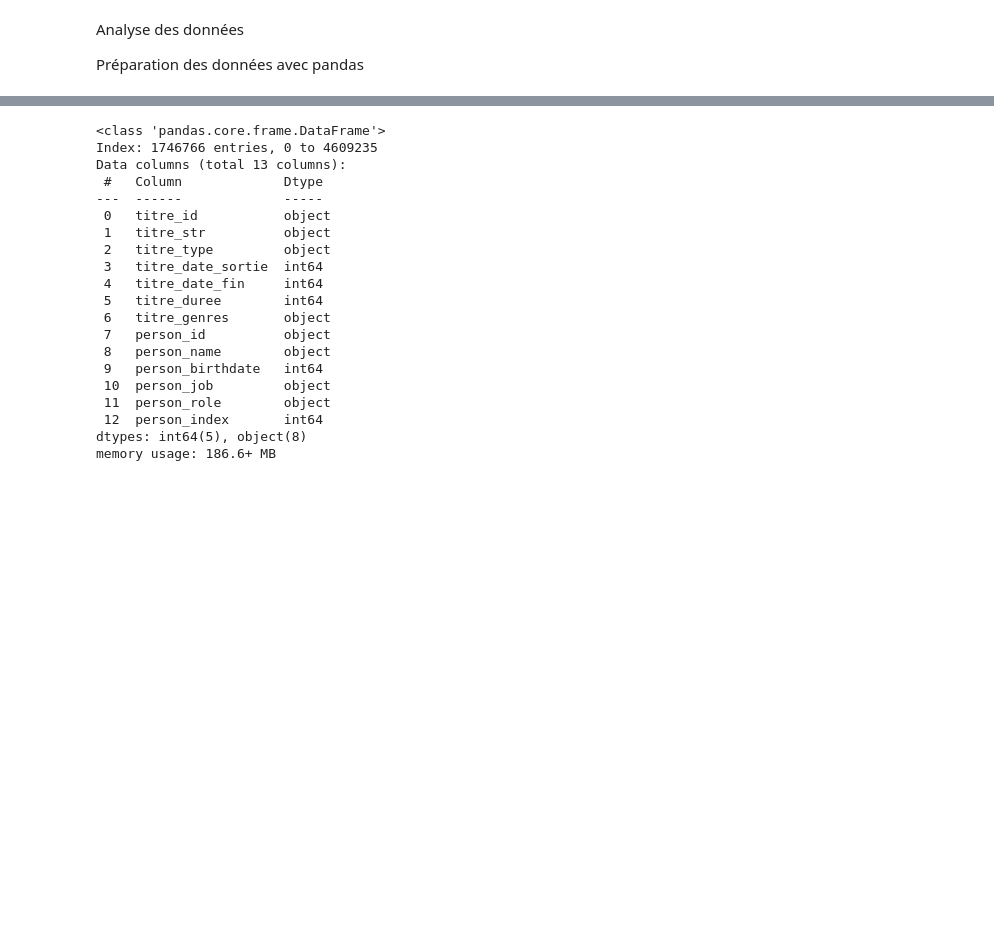
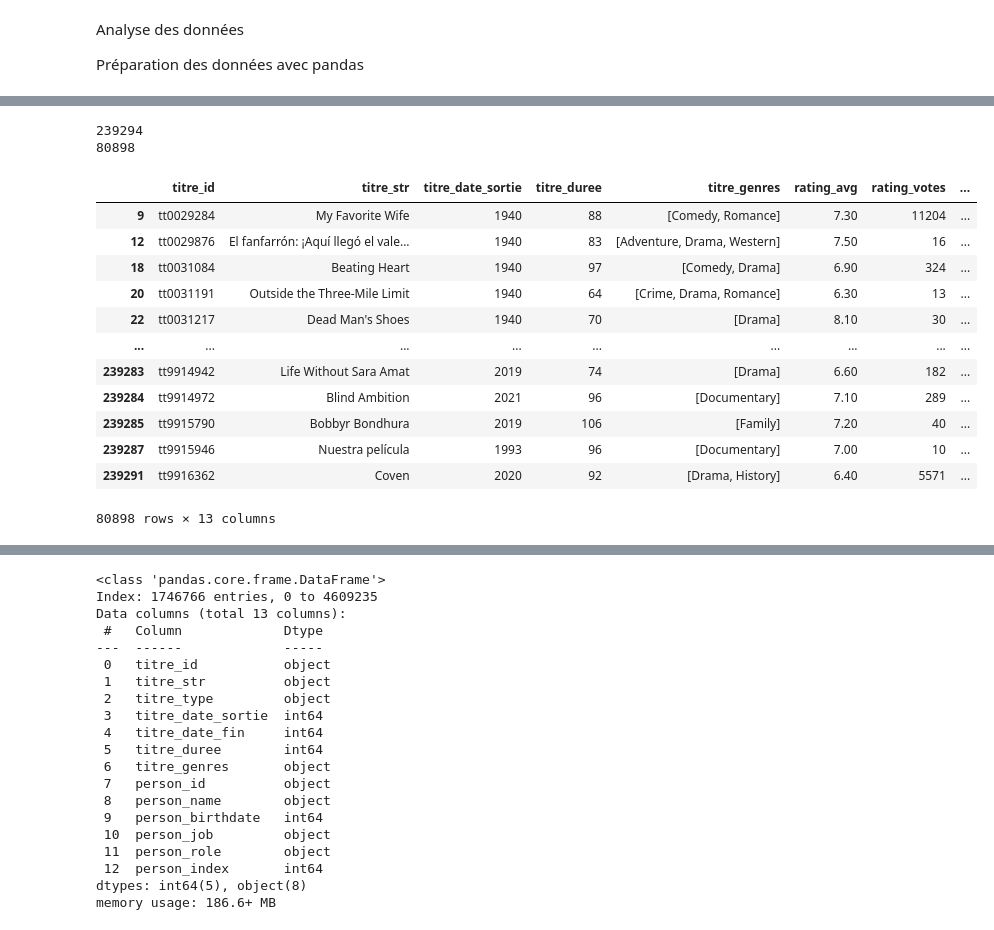
Before and after one commit to Morgan-DCL/project_2, a Jupyter notebook: eda_movies.ipynb, the cells around one changed output, grey strips where cells are left out. Drawn from its saved outputs; the diff is of its cells as text; code cells hidden in the pictures; blank space fills up the shorter version.

```diff
--- a/eda_movies.ipynb
+++ b/eda_movies.ipynb
@@ -83,0 +50,5 @@ df[condi]
+# %%
+df_test = df.copy()
+df_test["titre_genres"] = df_test["titre_genres"].str.split(",")
+genre_mode = df_test['titre_genres'].explode()
+genre_mode.mode()
@@ -83,0 +84,3 @@ df[condi]
+# %%
+line = "tmdb_full.csv"
+df_imdb = pd.read_csv(line)
@@ -83,0 +118,29 @@ df[condi]
+# %%
+# status
+# popularity
+# revenue
+
+drop = [
+    "adult",
+    "backdrop_path",
+    "budget",
+    "genres",
+    "homepage",
+    "id",
+    "imdb_id",
+    "original_title",
+    "overview",
+    "poster_path",
+    "release_date",
+    "runtime",
+    "tagline",
+    "title",
+    "video",
+    "vote_average",
+    "vote_count",
+    "production_companies_name",
+    "production_companies_country"
+]
+
+t = merged.drop(drop, axis=1)
+t.isna().sum()
@@ -83,0 +162,23 @@ df[condi]
+# %%
+print(len(t))
+df = t.dropna()
+
+df = df[df["rating_avg"] > df["rating_avg"].median()]
+print(len(df))
+df
+# %% [output]
+239294
+80898
+|  | titre_id | titre_str | titre_date_sortie | titre_duree | titre_genres | rating_avg | rating_votes | ... |
+| 9 | tt0029284 | My Favorite Wife | 1940 | 88 | [Comedy, Romance] | 7.30 | 11204 | ... |
+| 12 | tt0029876 | El fanfarrón: ¡Aquí llegó el vale... | 1940 | 83 | [Adventure, Drama, Western] | 7.50 | 16 | ... |
+| 18 | tt0031084 | Beating Heart | 1940 | 97 | [Comedy, Drama] | 6.90 | 324 | ... |
+| 20 | tt0031191 | Outside the Three-Mile Limit | 1940 | 64 | [Crime, Drama, Romance] | 6.30 | 13 | ... |
+| 22 | tt0031217 | Dead Man's Shoes | 1940 | 70 | [Drama] | 8.10 | 30 | ... |
+| ... | ... | ... | ... | ... | ... | ... | ... | ... |
+| 239283 | tt9914942 | Life Without Sara Amat | 2019 | 74 | [Drama] | 6.60 | 182 | ... |
+| 239284 | tt9914972 | Blind Ambition | 2021 | 96 | [Documentary] | 7.10 | 289 | ... |
+| 239285 | tt9915790 | Bobbyr Bondhura | 2019 | 106 | [Family] | 7.20 | 40 | ... |
+| 239287 | tt9915946 | Nuestra película | 1993 | 96 | [Documentary] | 7.00 | 10 | ... |
+| 239291 | tt9916362 | Coven | 2020 | 92 | [Drama, History] | 6.40 | 5571 | ... |
+80898 rows × 13 columns
```
Also changed, not shown: parts of 27 cells of this notebook.
